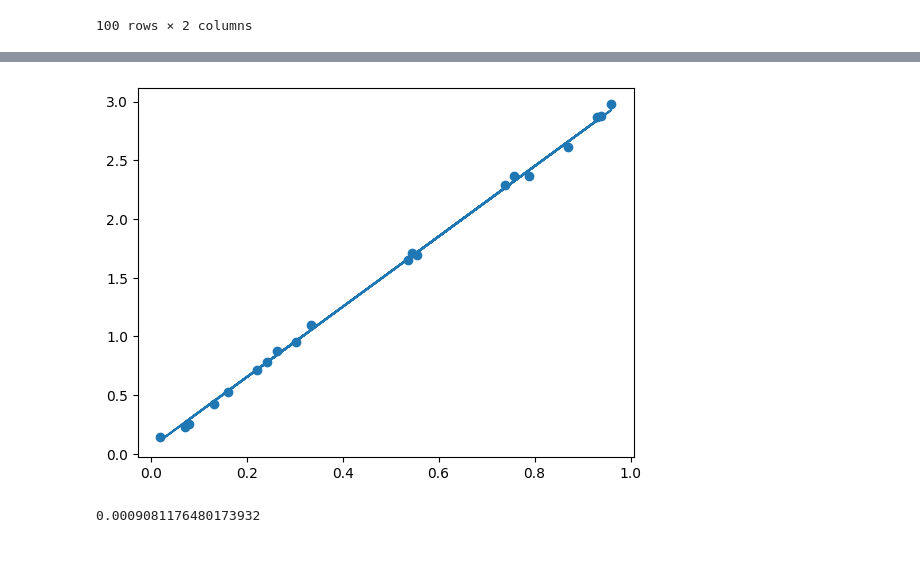
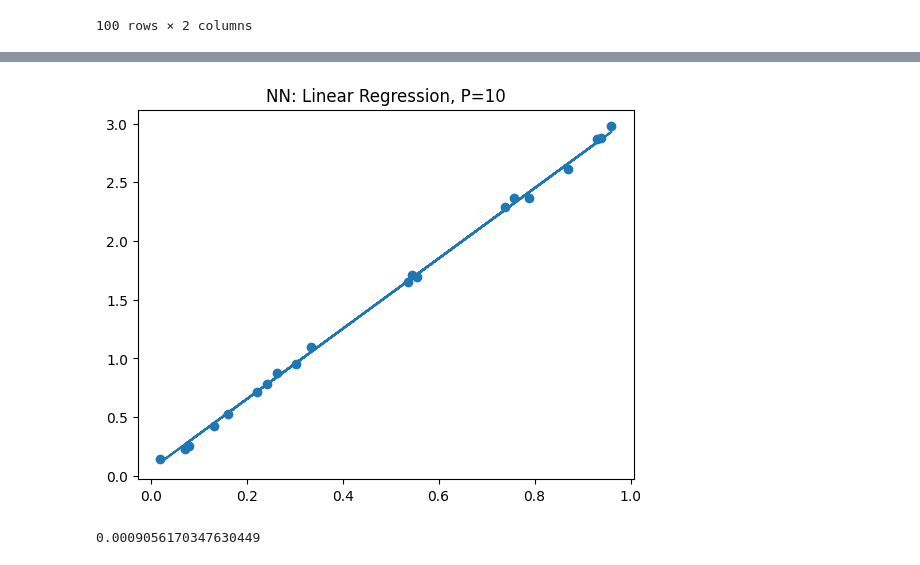
Before and after one commit to kyleosung/Stats_3AT3_Final_Project, a Jupyter notebook: nn_lin.ipynb, the cells around one changed output, grey strips where cells are left out. Saved outputs shown, nothing was run; the diff lists cells and outputs as text; code cells hidden in the pictures.

```diff
--- a/nn_lin.ipynb
+++ b/nn_lin.ipynb
@@ -24,13 +24,13 @@ class NN(nn.Module):
         return x
 # %%
 input_size = 1
-hidden_size = 24
+hidden_size = 10
 # %%
 model = NN(input_size, hidden_size)
 criterion = nn.MSELoss()
 optimizer = optim.Adam(model.parameters(), lr=0.0011)
 # %%
-df = pd.read_csv("./data_synthetic/synthetic_data_1.csv", index_col=0)
+df = pd.read_csv("./data_synthetic/synth_data_1var_lin.csv", index_col=0)
 df
 # %% [output]
 |  | X | y |
@@ -99,12 +99,13 @@ y_pred = model(torch.tensor(X_test))
 # %%
 plt.scatter(X_test, y_test)
 plt.plot(X_test, y_pred.detach().numpy())
+plt.title('NN: Linear Regression, P=10')
 plt.show()
 # %% [output]
-[figure, old version]
+[figure, new version]
 # %%
 nn.MSELoss()(torch.tensor(y_test),y_pred).item()
 # %% [output]
-0.0009081176480173932
+0.0009056170347630449
 # %%
 torch.save(model.state_dict(), 'model_linear.pt')
```
Also changed, not shown: parts of 1 cell of this notebook, 3 other files.
